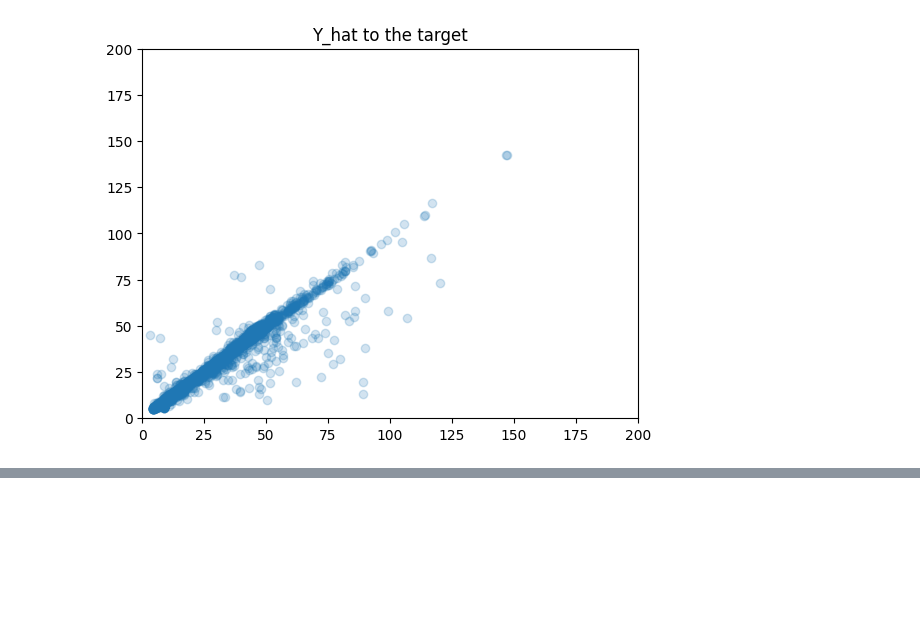
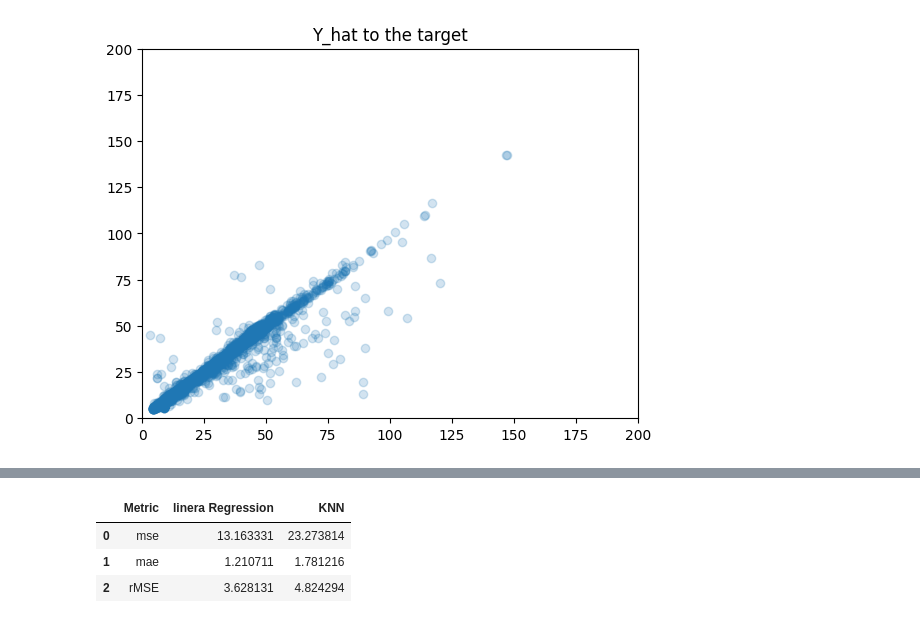
Before and after one commit to tadros12/ml-project, a Jupyter notebook: model/project.ipynb, the cells around one changed output, grey strips where cells are left out. Saved outputs shown, nothing was run; the diff lists cells and outputs as text; code cells hidden in the pictures; blank space fills up the shorter version.

```diff
--- a/model/project.ipynb
+++ b/model/project.ipynb
@@ -230,12 +230,25 @@ y = df['FARE']
 X_train, X_test, y_train, y_test = train_test_split(X, y, test_size=0.2, random_state=42)
 # %%
 from sklearn.linear_model import LinearRegression
+from sklearn.metrics import mean_squared_error
+from sklearn.metrics import mean_absolute_error
+from sklearn.metrics import accuracy_score
+
 
 lin_reg = LinearRegression()
 
 lin_reg.fit(X_train, y_train)
 
 y_pred = lin_reg.predict(X_test)
+
+lin_mse = mean_squared_error(y_test, y_pred)
+lin_rmse = np.sqrt(lin_mse)
+lin_mae = mean_absolute_error(y_test, y_pred)
+
+
+print("Mean Squared Error: ",lin_mse)
+print("Root Mean Squared Error: ",lin_rmse)
+print("Mean Absolute Error: ",lin_mae)
 
 # from sklearn.linear_model import SGDRegressor
 
@@ -321,6 +324,7 @@ y_pred2 = knn.predict(X_test)
 
 knn_mse = mean_squared_error(y_test, y_pred2)
 knn_rmse = np.sqrt(knn_mse)
+knn_mae = mean_absolute_error(y_test, y_pred2)
 
 y_test_reset = y_test.reset_index(drop=True)
 
@@ -332,6 +336,8 @@ comparison_df = pd.DataFrame({
 print(comparison_df)
 print(f"MSE of KNN Regression model: {knn_mse:.2f}")
 print(f"RMSE of KNN Regression model: {knn_rmse:.2f}")
+print(f"MAE of KNN Regression model: {knn_mae:.2f}")
+
 
 
 
@@ -357,0 +383,12 @@ RMSE of KNN Regression model: 4.82
+# %%
+metrics = pd.DataFrame({
+    'Metric': [ 'mse', 'mae', 'rMSE'],
+    'linera Regression': [ lin_mse, lin_mae, lin_rmse],
+    'KNN': [ knn_mse,knn_mae ,knn_rmse ]
+})
+metrics
+# %% [output]
+|  | Metric | linera Regression | KNN |
+| 0 | mse | 13.163331 | 23.273814 |
+| 1 | mae | 1.210711 | 1.781216 |
+| 2 | rMSE | 3.628131 | 4.824294 |
```
Also changed, not shown: parts of 5 cells of this notebook.
